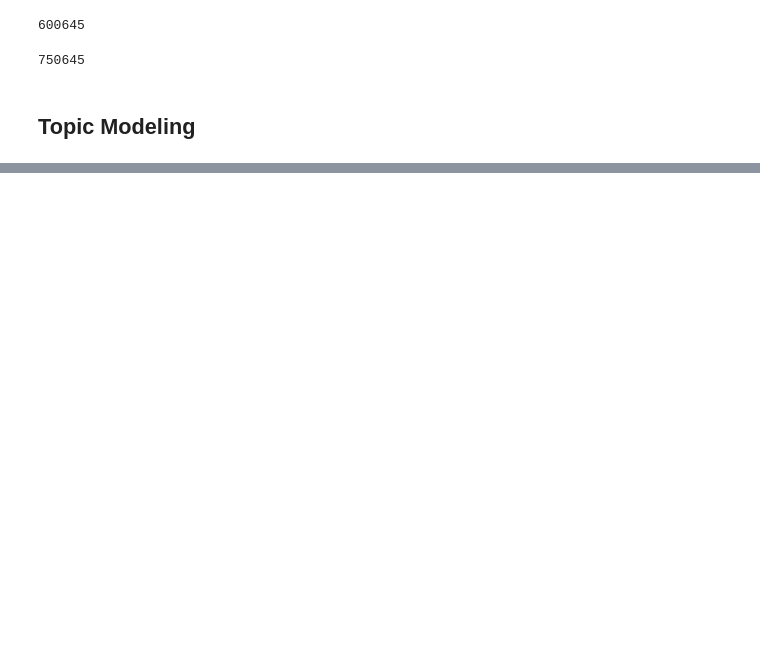
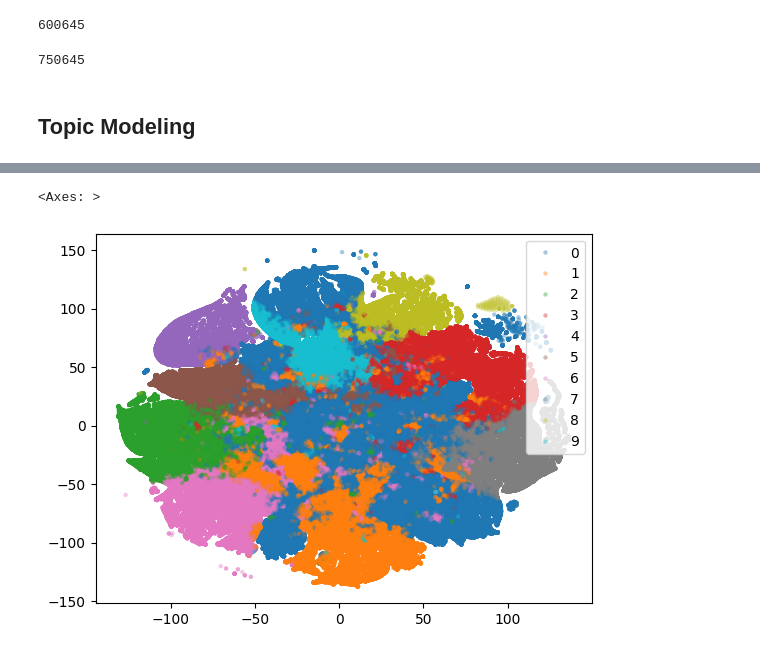
Before and after one commit to f-wright/hyperpartisan-articles-nlp, a Jupyter notebook: TopicModeling.ipynb, the cells around one changed output, grey strips where cells are left out. Cells and saved outputs as stored; diff of their text form; code cells hidden in the pictures; blank space fills up the shorter version.

```diff
--- a/TopicModeling.ipynb
+++ b/TopicModeling.ipynb
@@ -108 +103,7 @@ Iteration: 1000 Log-likelihood: -9.150957556647533
+# %%
+# #save into file
+# mdl.save('mdl.bin')
+
+# load from file
+mdl = tomotopy.LDAModel.load('mdl.bin')
 # %%
@@ -148,0 +187,11 @@ mdl.summary()
+# %%
+# Let's get the topic proportions for each document
+doc_topic_props = np.zeros(shape=(n_docs, n_topics))
+for i, doc in enumerate(mdl.docs):
+    doc_topic_props[i, :] = doc.get_topic_dist()
+# %%
+# Now, let's try to get five clusters from KMeans
+# https://scikit-learn.org/stable/modules/generated/sklearn.cluster.KMeans.html
+n_clusters = 10
+kmm = KMeans(n_clusters=n_clusters)
+cluster_labels = kmm.fit_predict(doc_topic_props)
@@ -148,0 +247,11 @@ mdl.summary()
+# %%
+# We want to visualize our clusters, so we'll do dimensionality reduction with t-SNE
+# https://scikit-learn.org/stable/modules/generated/sklearn.manifold.TSNE.html
+# note - TSNE is slow!
+tsne_docs = TSNE().fit_transform(doc_topic_props)
+# %%
+# Basic plotting approach: a scatterplot
+sns.scatterplot(x=tsne_docs[:,0], y=tsne_docs[:,1], hue=[str(l) for l in cluster_labels], alpha=0.4, s=10, linewidth=0, hue_order=(str(i) for i in range(n_clusters)))
+# %% [output]
+<Axes: >
+[figure, added]
```
Also changed, not shown: parts of 24 cells of this notebook.
